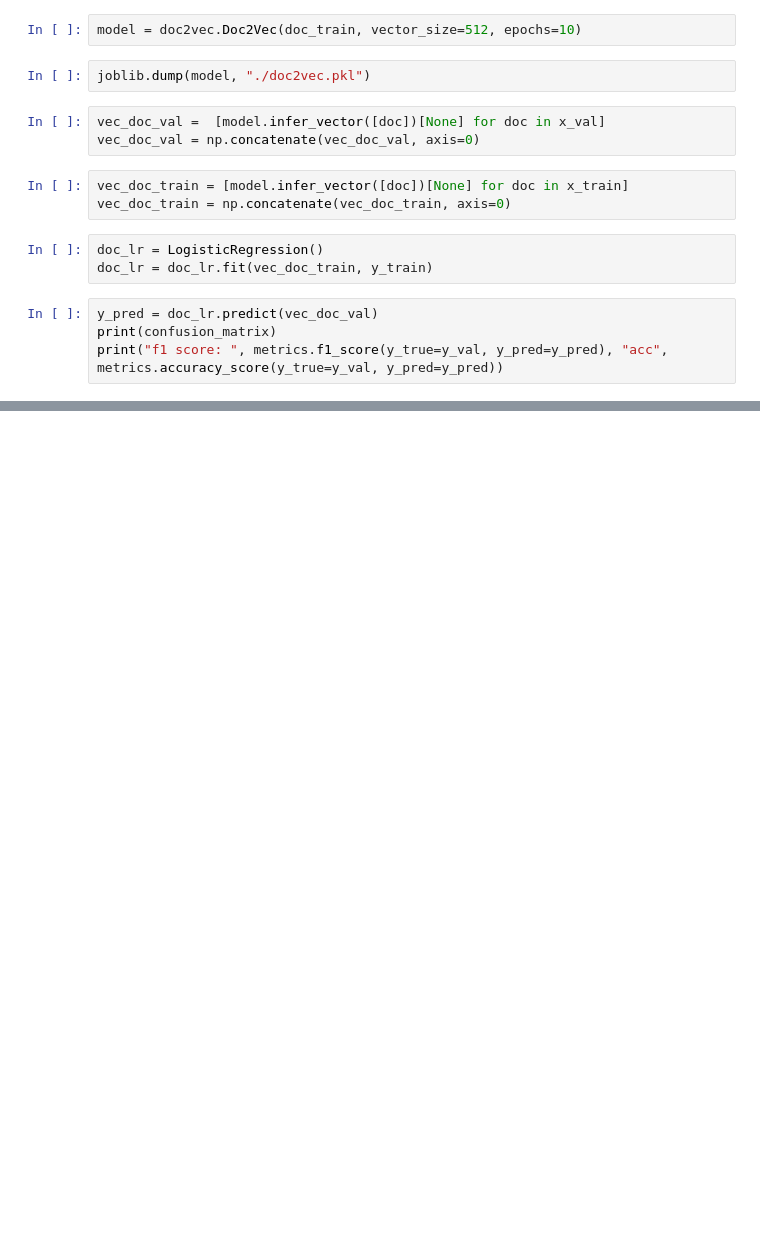
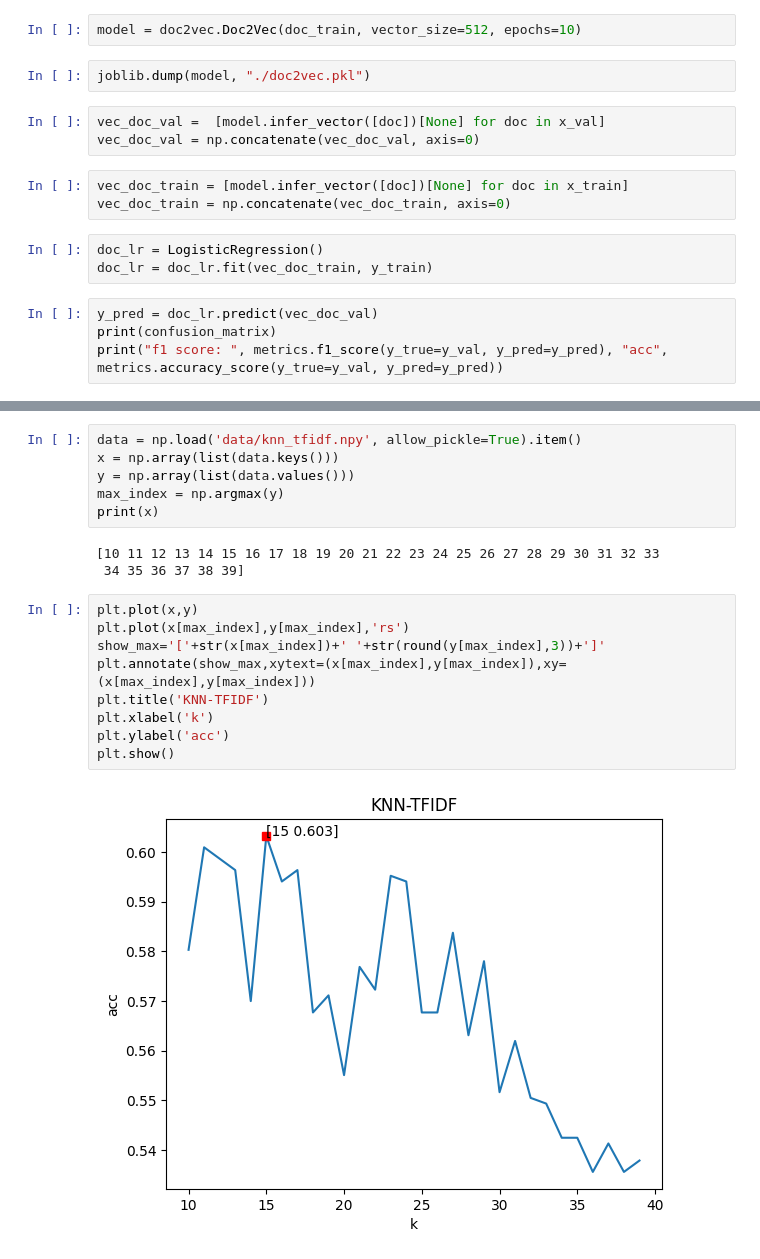
Before and after one commit to McCarrtney/sentiment-classification, a Jupyter notebook: dm.ipynb, the cells around one changed output, grey strips where cells are left out. Cells and saved outputs as stored; diff of their text form; blank space fills up the shorter version.

```diff
--- a/dm.ipynb
+++ b/dm.ipynb
@@ -212,0 +195,20 @@ print(pred)
+# %%
+data = np.load('data/knn_tfidf.npy', allow_pickle=True).item()
+x = np.array(list(data.keys()))
+y = np.array(list(data.values()))
+max_index = np.argmax(y)
+print(x)
+# %% [output]
+[10 11 12 13 14 15 16 17 18 19 20 21 22 23 24 25 26 27 28 29 30 31 32 33
+ 34 35 36 37 38 39]
+# %%
+plt.plot(x,y)
+plt.plot(x[max_index],y[max_index],'rs')
+show_max='['+str(x[max_index])+' '+str(round(y[max_index],3))+']'
+plt.annotate(show_max,xytext=(x[max_index],y[max_index]),xy=(x[max_index],y[max_index]))
+plt.title('KNN-TFIDF')
+plt.xlabel('k')
+plt.ylabel('acc')
+plt.show()
+# %% [output]
+[figure, added]
```
Also changed, not shown: parts of 10 cells of this notebook, 2 other files.
